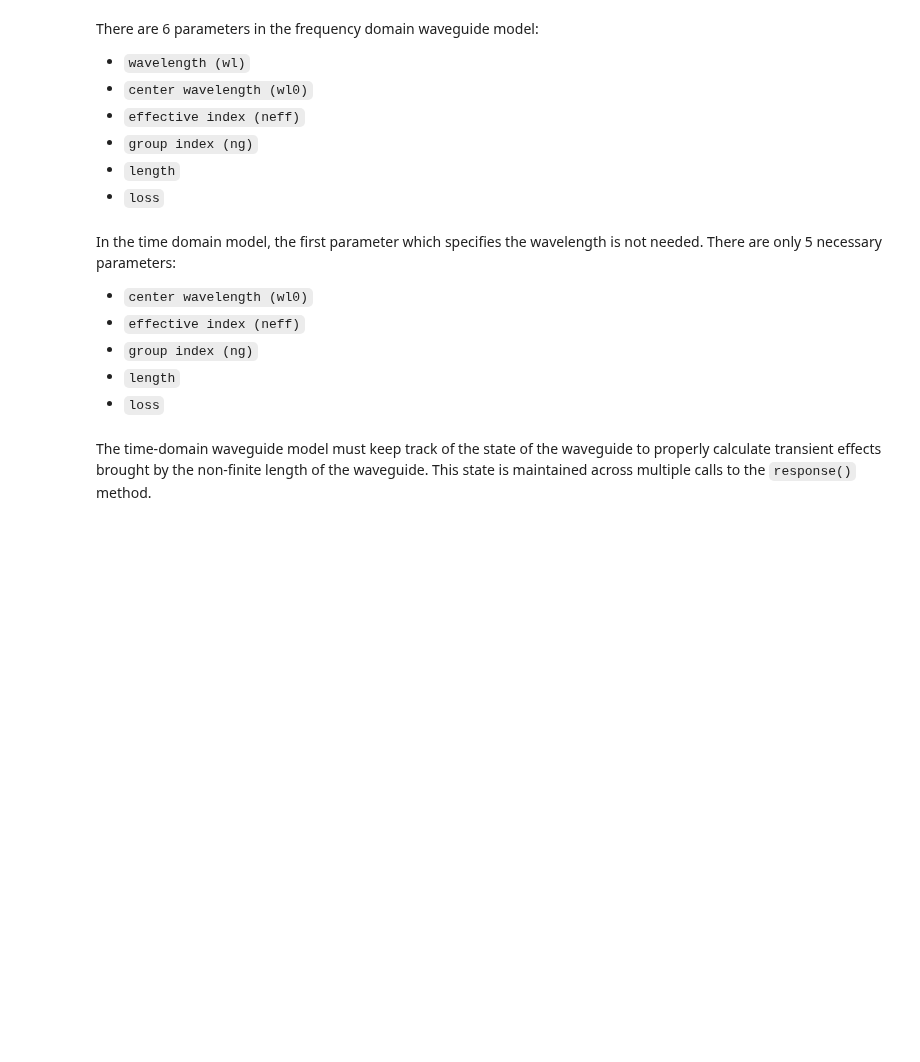
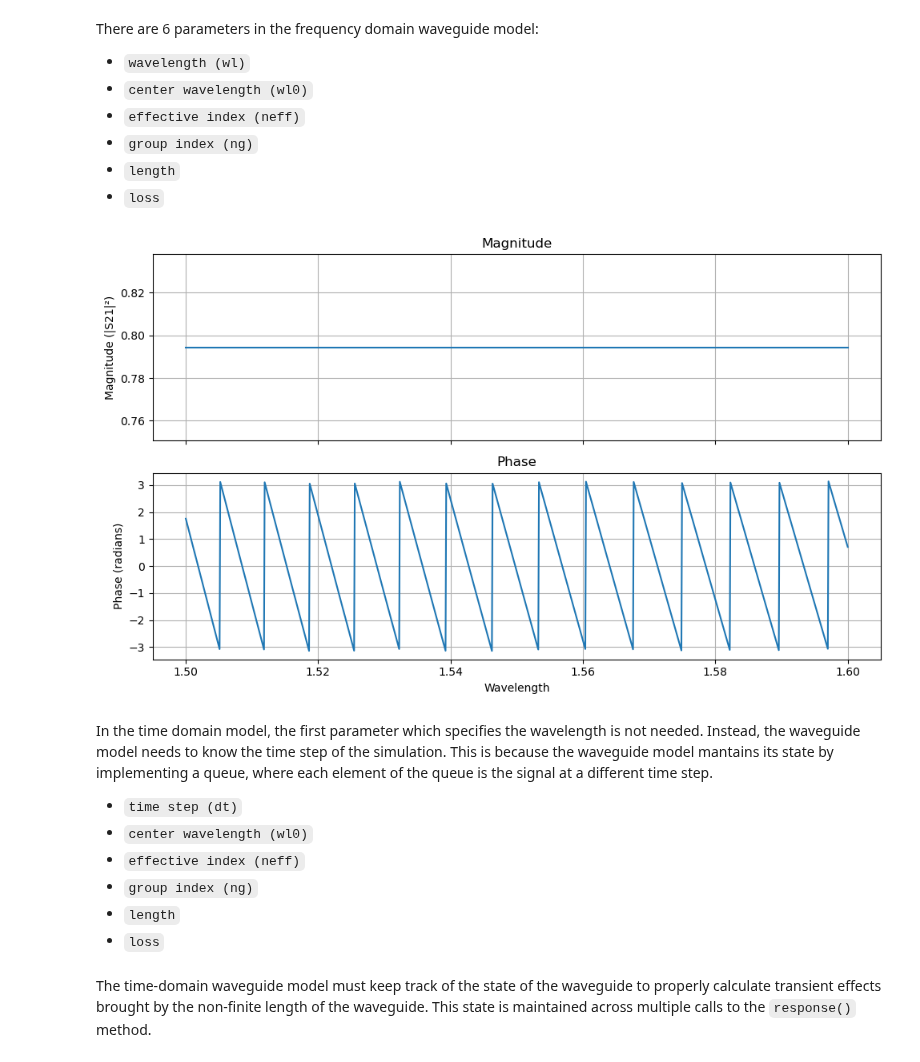
Before and after one commit to BYUCamachoLab/simphony, a Jupyter notebook: simphony/time_domain/examples/ideal.ipynb, the cells around one changed output. Saved outputs shown, nothing was run; the diff lists cells and outputs as text; code cells hidden in the pictures; blank space fills up the shorter version.

Commit message:
Added time domain ideal waveguide

```diff
--- a/simphony/time_domain/examples/ideal.ipynb
+++ b/simphony/time_domain/examples/ideal.ipynb
@@ -120,5 +117,40 @@ There are 6 parameters in the frequency domain waveguide model:
+# %%
+# Demonstrate the Spectra Calculated from fd.waveguide
+wl = jnp.linspace(1.5, 1.6, 1000)
+wl0 = 1.55
+neff = 2.34
+ng = 3.4
+length = 100.0
+loss = 100.0
+waveguide_fd = fd.waveguide(wl = wl, wl0=wl0, neff=neff, ng=ng, length=length, loss=loss)
+waveguide_sparams = dict_to_matrix(waveguide_fd)
+
+# plt.plot(jnp.abs(waveguide_sparams[:, 0, 1])**2)
+# plt.plot(jnp.angle(waveguide_sparams[:, 0, 1]))
+# Create subplots
+fig, axs = plt.subplots(2, 1, figsize=(10, 6), sharex=True)
+
+# Magnitude subplot
+axs[0].plot(wl, jnp.abs(waveguide_sparams[:, 0, 1])**2)
+axs[0].set_title('Magnitude')
+axs[0].set_ylabel('Magnitude (|S21|²)')
+axs[0].grid()
+
+# Phase subplot
+axs[1].plot(wl, jnp.angle(waveguide_sparams[:, 0, 1]))
+axs[1].set_title('Phase')
+axs[1].set_ylabel('Phase (radians)')
+axs[1].set_xlabel('Wavelength')
+axs[1].grid()
+
+# Adjust layout
+plt.tight_layout()
+plt.show()
+# %% [output]
+[figure, added]
 # %% [markdown]
-In the time domain model, the first parameter which specifies the wavelength is not needed. There are only 5 necessary parameters:
+In the time domain model, the first parameter which specifies the wavelength is not needed. Instead, the waveguide model needs to know the time step of the simulation. This is because the waveguide model mantains its state by implementing a queue, where each element of the queue is the signal at a different time step.
+- `time step (dt)`
 - `center wavelength (wl0)`
 - `effective index (neff)`
 - `group index (ng)`
```
Also changed, not shown: parts of 7 cells of this notebook, 3 other files.
